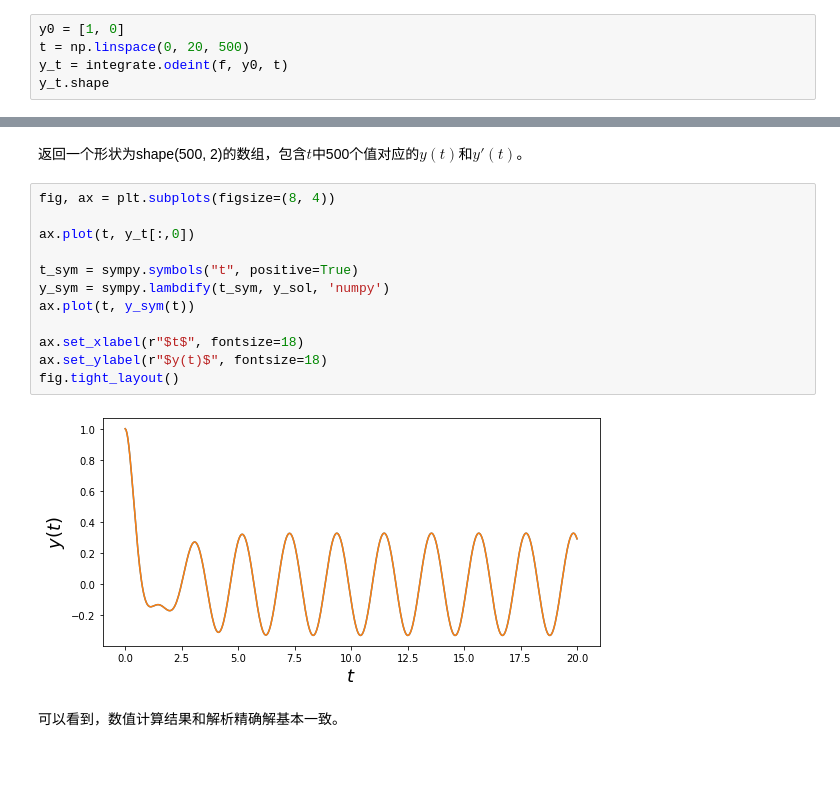
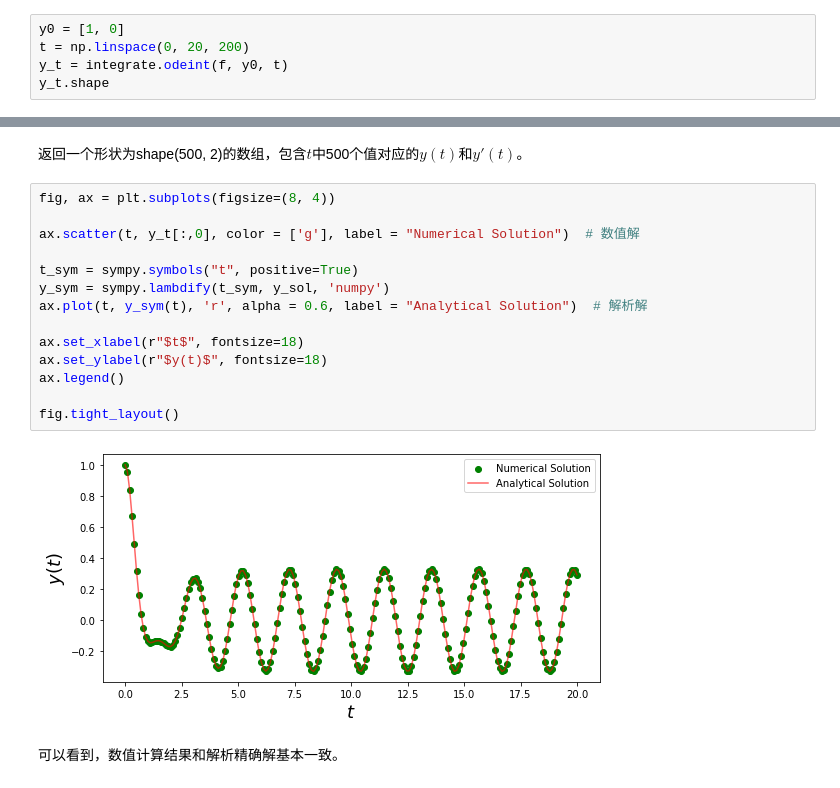
Before and after one commit to sim42/SCML, a Jupyter notebook: Chapter07/1. 常微分方程.ipynb, the cells around one changed output, grey strips where cells are left out. Cells and saved outputs as stored; diff of their text form.

```diff
--- a/Chapter07/1. 常微分方程.ipynb
+++ b/Chapter07/1. 常微分方程.ipynb
@@ -595,7 +595,7 @@ def f(y, t):
 为初始条件$y(0)=1$ 和 $y'(0)=0$创建数组：
 # %%
 y0 = [1, 0]
-t = np.linspace(0, 20, 500)
+t = np.linspace(0, 20, 200)
 y_t = integrate.odeint(f, y0, t)
 y_t.shape
 # %% [output]
@@ -605,17 +605,19 @@ y_t.shape
 # %%
 fig, ax = plt.subplots(figsize=(8, 4))
 
-ax.plot(t, y_t[:,0])
+ax.scatter(t, y_t[:,0], color = ['g'], label = "Numerical Solution")  # 数值解
 
 t_sym = sympy.symbols("t", positive=True)
 y_sym = sympy.lambdify(t_sym, y_sol, 'numpy')
-ax.plot(t, y_sym(t))
+ax.plot(t, y_sym(t), 'r', alpha = 0.6, label = "Analytical Solution")  # 解析解
 
 ax.set_xlabel(r"$t$", fontsize=18)
 ax.set_ylabel(r"$y(t)$", fontsize=18)
+ax.legend()
+
 fig.tight_layout()
 # %% [output]
-[figure, old version]
+[figure, new version]
 # %% [markdown]
 可以看到，数值计算结果和解析精确解基本一致。
 # %% [markdown]
```
Also changed, not shown: parts of 5 cells of this notebook, 1 other file.
